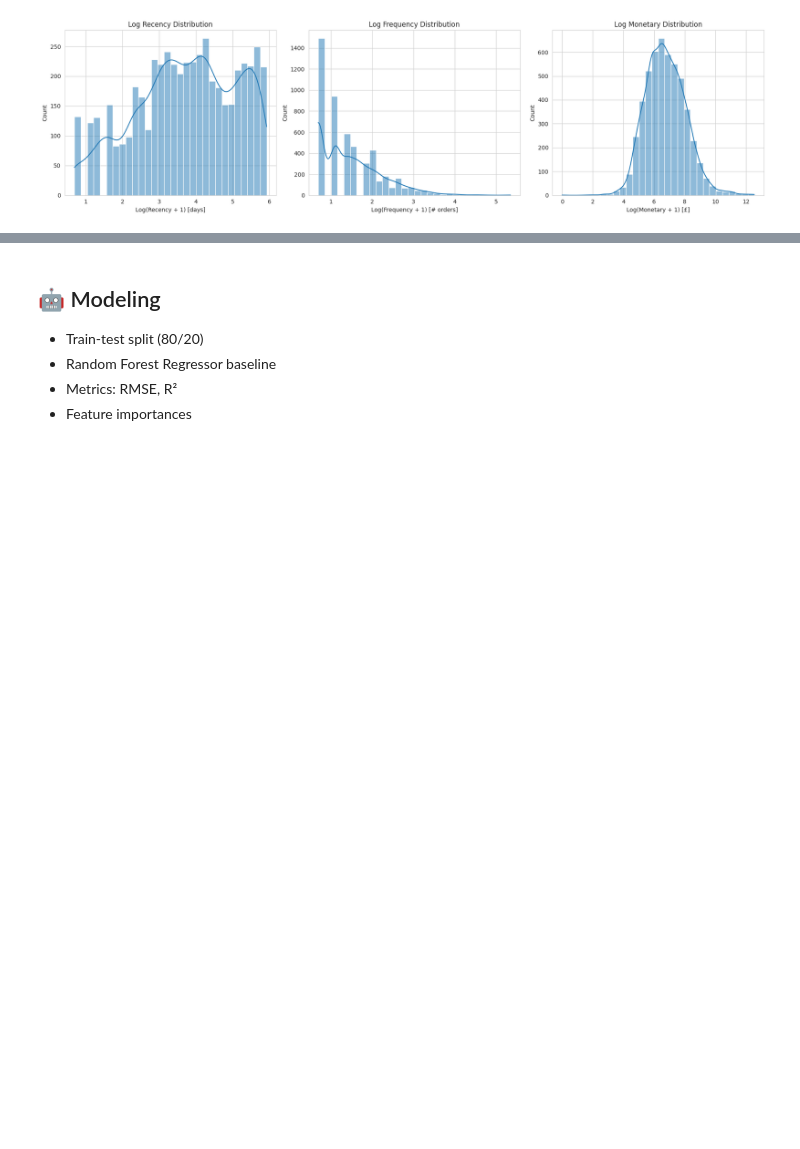
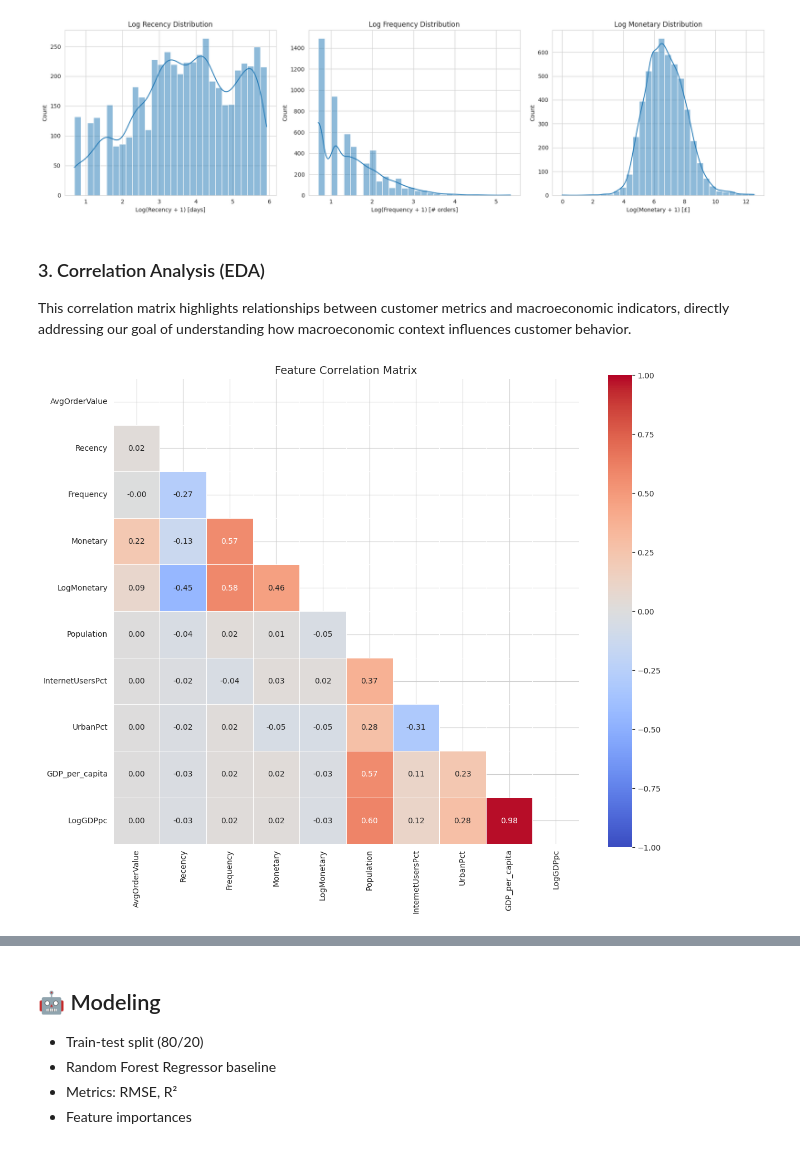
Before and after one commit to egedolmaci/dsa210-term-project, a Jupyter notebook: main.ipynb, the cells around one changed output, grey strips where cells are left out. Drawn from its saved outputs; the diff is of its cells as text; code cells hidden in the pictures; blank space fills up the shorter version.

Commit message:
Added visualisations regarding final predictions

```diff
--- a/main.ipynb
+++ b/main.ipynb
@@ -145,3 +148,22 @@ plt.tight_layout()
 plt.show()
 # %% [output]
 [figure]
+# %% [markdown]
+### 3. Correlation Analysis (EDA)
+This correlation matrix highlights relationships between customer metrics and macroeconomic indicators, directly addressing our goal of understanding how macroeconomic context influences customer behavior.
+# %%
+# Correlation Analysis
+corr_cols = ['AvgOrderValue', 'Recency', 'Frequency', 'Monetary',
+             'LogMonetary', 'Population', 'InternetUsersPct',
+             'UrbanPct', 'GDP_per_capita', 'LogGDPpc']
+corr = feature_df[corr_cols].corr()
+
+plt.figure(figsize=(12, 10))
+mask = np.triu(np.ones_like(corr, dtype=bool))
+sns.heatmap(corr, mask=mask, annot=True, fmt='.2f', cmap='coolwarm',
+            vmin=-1, vmax=1, square=True, linewidths=.5)
+plt.title('Feature Correlation Matrix', fontsize=14)
+plt.tight_layout()
+plt.show()
+# %% [output]
+[figure, added]
```
Also changed, not shown: parts of 8 cells of this notebook.
